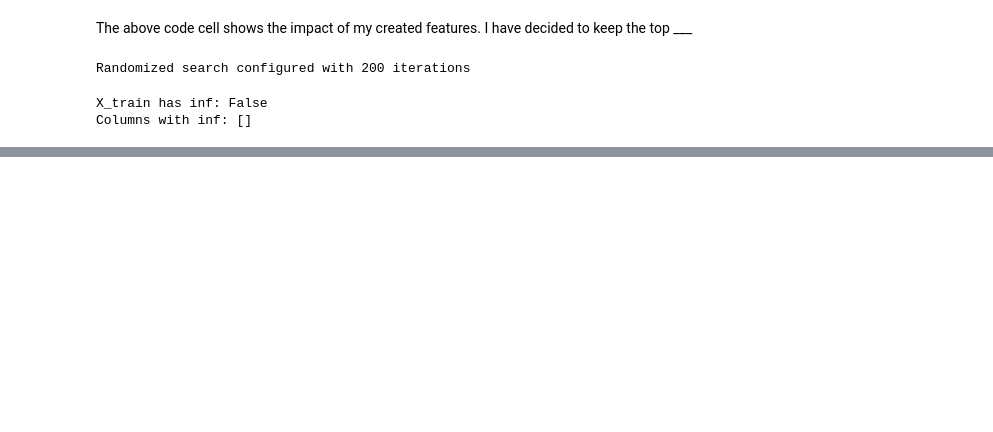
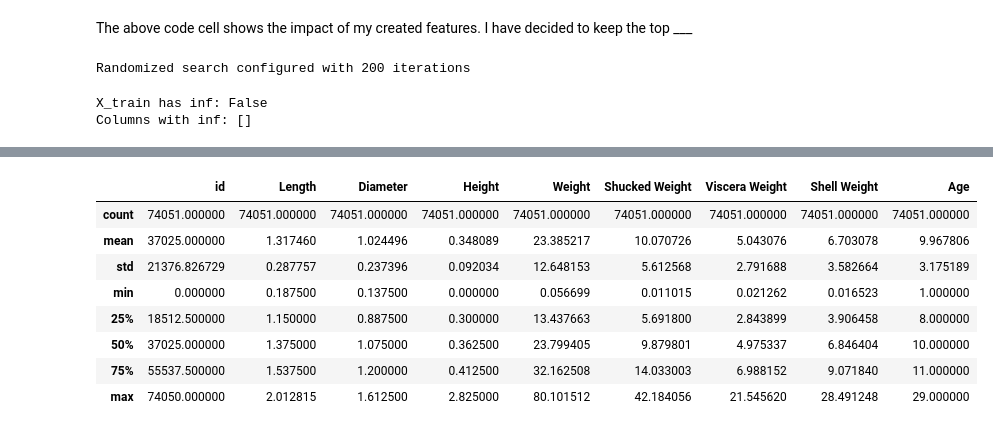
Before and after one commit to Rian-D/Crab-Age-Prediction-Kaggle, a Jupyter notebook: main.ipynb, the cells around one changed output, grey strips where cells are left out. Cells and saved outputs as stored; diff of their text form; code cells hidden in the pictures; blank space fills up the shorter version.

```diff
--- a/main.ipynb
+++ b/main.ipynb
@@ -520,0 +575,12 @@ print(f"Predicted age range: {output['Age'].min():,.0f} to {output['Age'].max():
+# %%
+train_df.describe()
+# %% [output]
+|  | id | Length | Diameter | Height | Weight | Shucked Weight | Viscera Weight | Shell Weight | Age |
+| count | 74051.000000 | 74051.000000 | 74051.000000 | 74051.000000 | 74051.000000 | 74051.000000 | 74051.000000 | 74051.000000 | 74051.000000 |
+| mean | 37025.000000 | 1.317460 | 1.024496 | 0.348089 | 23.385217 | 10.070726 | 5.043076 | 6.703078 | 9.967806 |
+| std | 21376.826729 | 0.287757 | 0.237396 | 0.092034 | 12.648153 | 5.612568 | 2.791688 | 3.582664 | 3.175189 |
+| min | 0.000000 | 0.187500 | 0.137500 | 0.000000 | 0.056699 | 0.011015 | 0.021262 | 0.016523 | 1.000000 |
+| 25% | 18512.500000 | 1.150000 | 0.887500 | 0.300000 | 13.437663 | 5.691800 | 2.843899 | 3.906458 | 8.000000 |
+| 50% | 37025.000000 | 1.375000 | 1.075000 | 0.362500 | 23.799405 | 9.879801 | 4.975337 | 6.846404 | 10.000000 |
+| 75% | 55537.500000 | 1.537500 | 1.200000 | 0.412500 | 32.162508 | 14.033003 | 6.988152 | 9.071840 | 11.000000 |
+| max | 74050.000000 | 2.012815 | 1.612500 | 2.825000 | 80.101512 | 42.184056 | 21.545620 | 28.491248 | 29.000000 |
```
Also changed, not shown: parts of 24 cells of this notebook.
